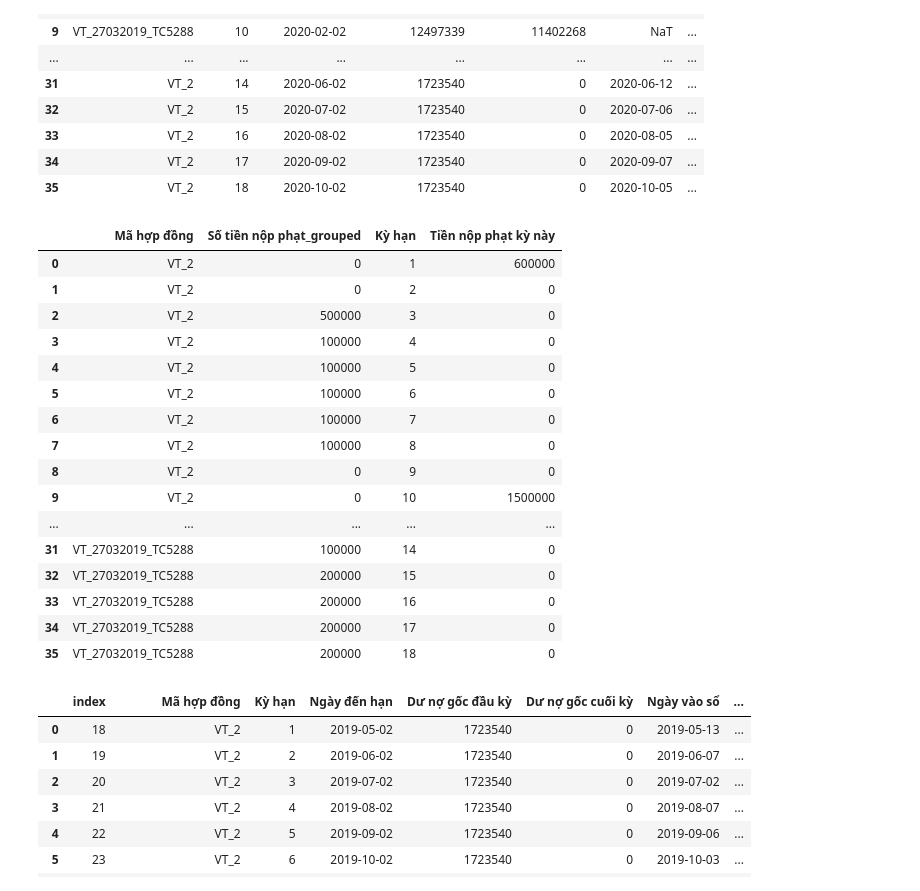
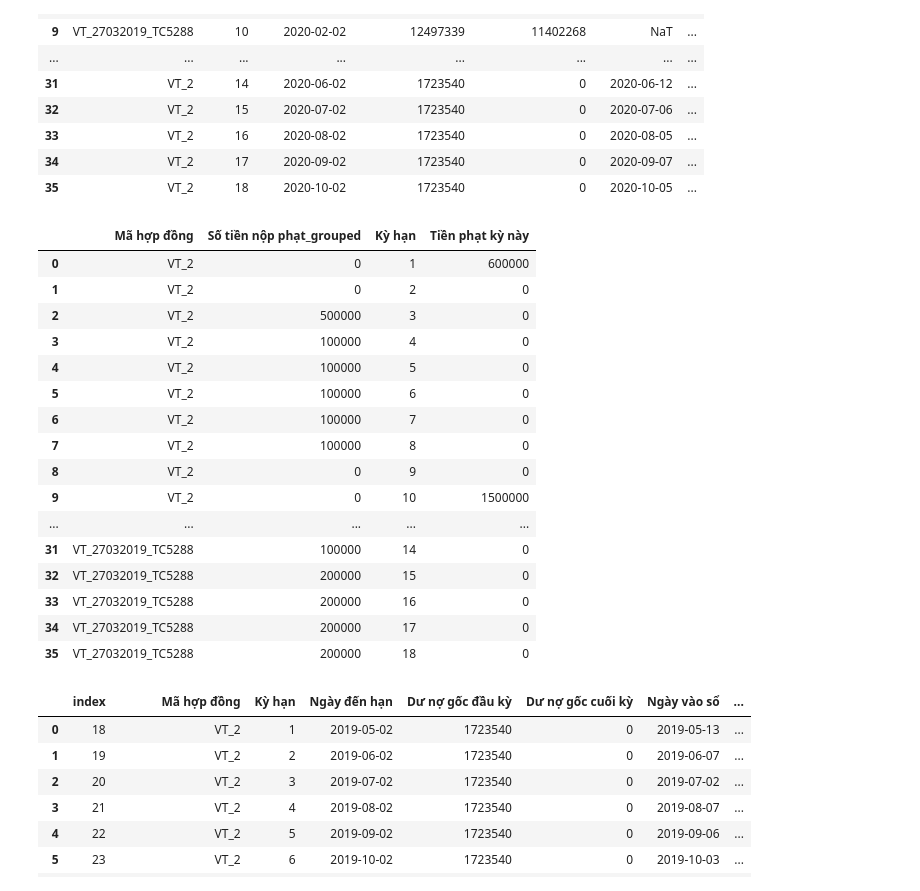
Before and after one commit to nguyenmanhcuong1291/python-outsource-brudertek-, a Jupyter notebook: Tính_tiền_phạt_lũy_kế.ipynb, the cells around one changed output. Drawn from its saved outputs; the diff is of its cells as text; code cells hidden in the pictures.

```diff
--- a/Tính_tiền_phạt_lũy_kế.ipynb
+++ b/Tính_tiền_phạt_lũy_kế.ipynb
@@ -188,7 +188,7 @@ final_df
 | 34 | VT_2 | 17 | 2020-09-02 | 1723540 | 0 | 2020-09-07 | ... |
 | 35 | VT_2 | 18 | 2020-10-02 | 1723540 | 0 | 2020-10-05 | ... |
 # %%
-final_df["Tiền nộp phạt kỳ này"] = final_df["Ngày quá hạn"].apply(lambda  x: (x-5)*100000 if x>6 else 0)
+final_df["Tiền phạt kỳ này"] = final_df["Ngày quá hạn"].apply(lambda  x: (x-5)*100000 if x>6 else 0)
 # %%
 final_df
 # %% [output]
@@ -212,9 +212,9 @@ final_df
 # %%
 final_df=final_df.sort_values(by=["Mã hợp đồng","Kỳ hạn"]).reset_index()
 # %%
-final_df.loc[:,["Mã hợp đồng","Số tiền nộp phạt_grouped","Kỳ hạn","Tiền nộp phạt kỳ này"]]
+final_df.loc[:,["Mã hợp đồng","Số tiền nộp phạt_grouped","Kỳ hạn","Tiền phạt kỳ này"]]
 # %% [output]
-|  | Mã hợp đồng | Số tiền nộp phạt_grouped | Kỳ hạn | Tiền nộp phạt kỳ này |
+|  | Mã hợp đồng | Số tiền nộp phạt_grouped | Kỳ hạn | Tiền phạt kỳ này |
 | 0 | VT_2 | 0 | 1 | 600000 |
 | 1 | VT_2 | 0 | 2 | 0 |
 | 2 | VT_2 | 500000 | 3 | 0 |
```
Also changed, not shown: parts of 3 cells of this notebook.
